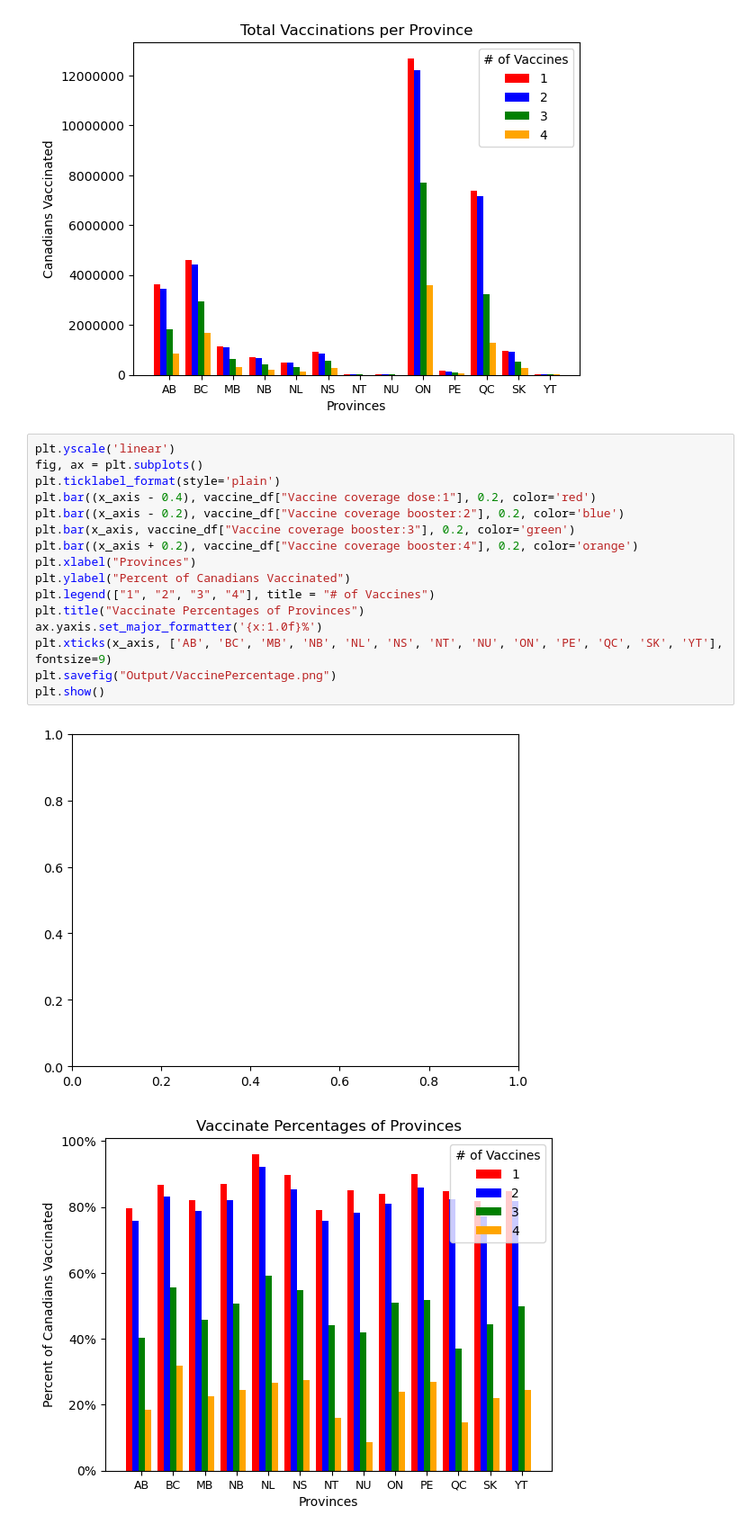
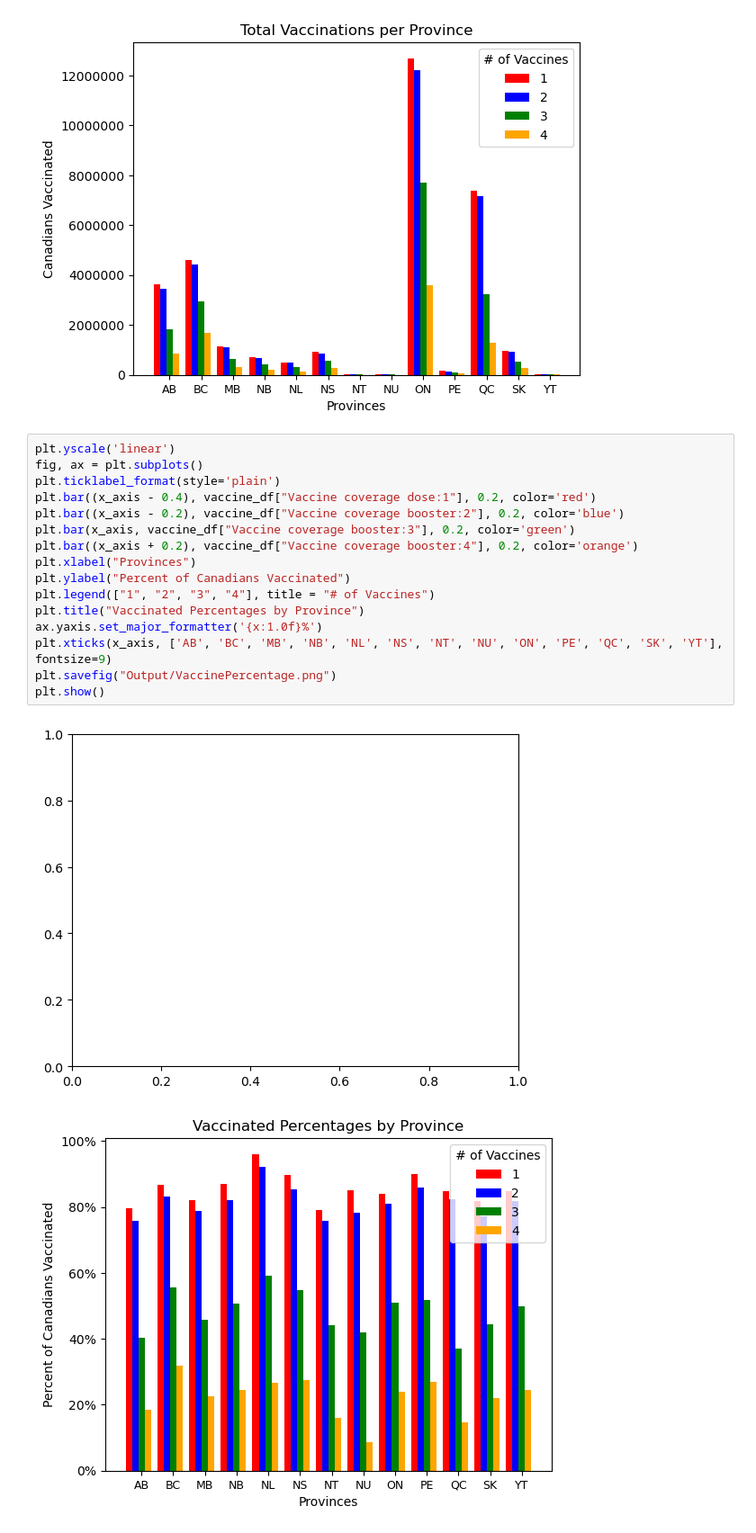
Before and after one commit to svafaeva93/Covid19AnalysisCanada, a Jupyter notebook: Vaccination_transformation.ipynb, the cells around one changed output. Shown at 90% size. Drawn from its saved outputs; the diff is of its cells as text.

```diff
--- a/Vaccination_transformation.ipynb
+++ b/Vaccination_transformation.ipynb
@@ -49,19 +49,19 @@ plt.show()
 # %%
 plt.yscale('linear')
 fig, ax = plt.subplots()
 plt.ticklabel_format(style='plain')
 plt.bar((x_axis - 0.4), vaccine_df["Vaccine coverage dose:1"], 0.2, color='red')
 plt.bar((x_axis - 0.2), vaccine_df["Vaccine coverage booster:2"], 0.2, color='blue')
 plt.bar(x_axis, vaccine_df["Vaccine coverage booster:3"], 0.2, color='green')
 plt.bar((x_axis + 0.2), vaccine_df["Vaccine coverage booster:4"], 0.2, color='orange')
 plt.xlabel("Provinces")
 plt.ylabel("Percent of Canadians Vaccinated")
 plt.legend(["1", "2", "3", "4"], title = "# of Vaccines")
-plt.title("Vaccinate Percentages of Provinces")
+plt.title("Vaccinated Percentages by Province")
 ax.yaxis.set_major_formatter('{x:1.0f}%')
 plt.xticks(x_axis, ['AB', 'BC', 'MB', 'NB', 'NL', 'NS', 'NT', 'NU', 'ON', 'PE', 'QC', 'SK', 'YT'], fontsize=9)
 plt.savefig("Output/VaccinePercentage.png")
 plt.show()
 # %% [output]
 [figure]
-[figure, old version]
+[figure, new version]
```
